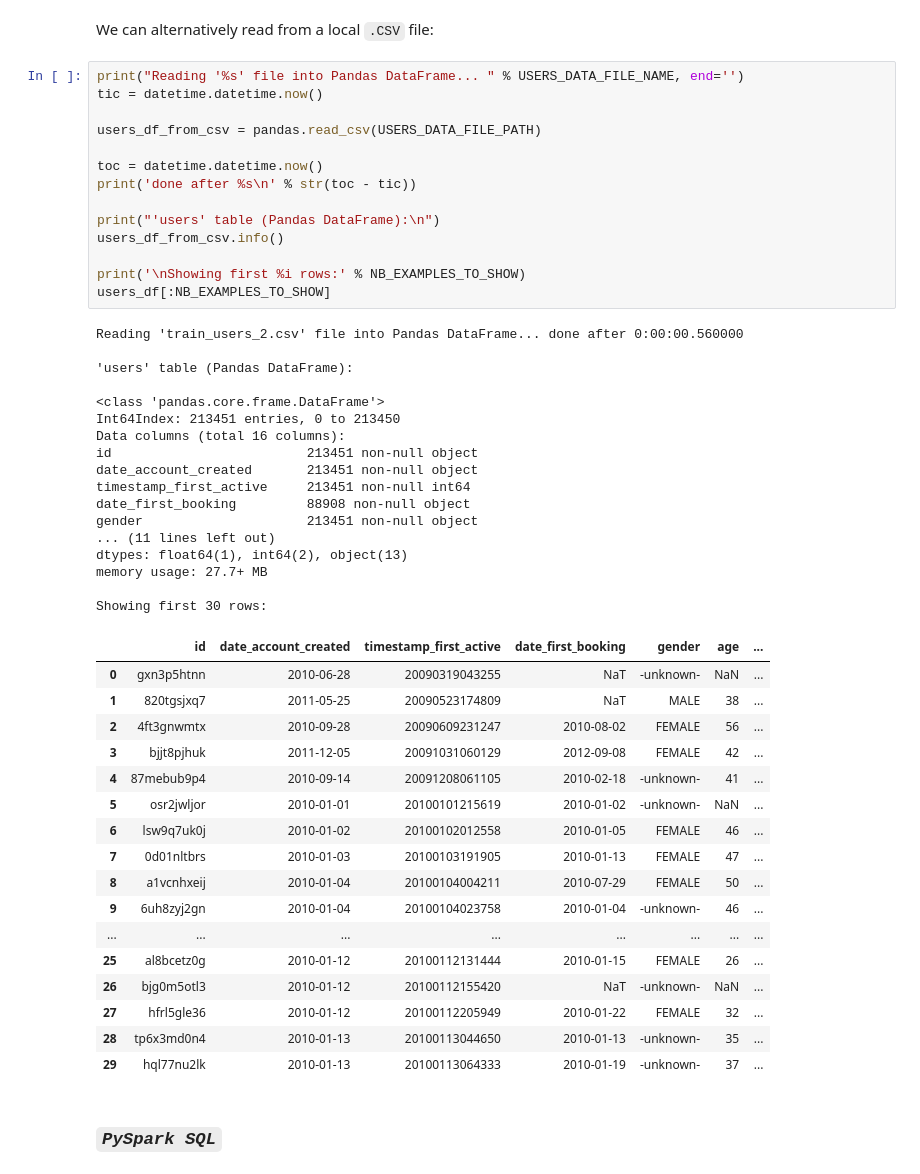
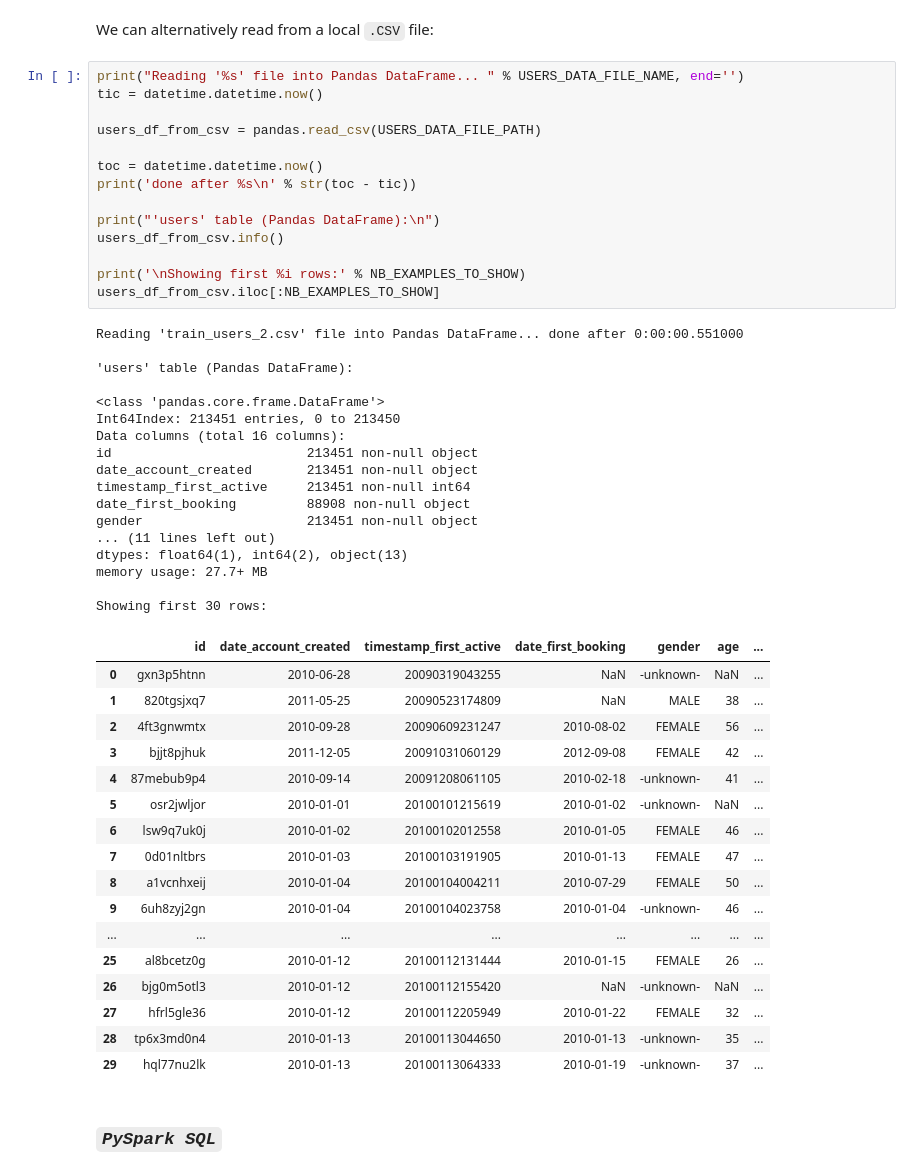
Before and after one commit to ChicagoBoothAnalytics/RelationalData, a Jupyter notebook: Cases/Kaggle AirBnB/Python/KaggleAirBnB-PythonPandas-PySparkDataFrameSQL.ipynb, the cells around one changed output. Cells and saved outputs as stored; diff of their text form.

```diff
--- a/Cases/Kaggle AirBnB/Python/KaggleAirBnB-PythonPandas-PySparkDataFrameSQL.ipynb
+++ b/Cases/Kaggle AirBnB/Python/KaggleAirBnB-PythonPandas-PySparkDataFrameSQL.ipynb
@@ -258,37 +282,37 @@ We can alternatively read from a local `.CSV` file:
 print("Reading '%s' file into Pandas DataFrame... " % USERS_DATA_FILE_NAME, end='')
 tic = datetime.datetime.now()
 
 users_df_from_csv = pandas.read_csv(USERS_DATA_FILE_PATH)
 
 toc = datetime.datetime.now()
 print('done after %s\n' % str(toc - tic))
 
 print("'users' table (Pandas DataFrame):\n")
 users_df_from_csv.info()
 
 print('\nShowing first %i rows:' % NB_EXAMPLES_TO_SHOW)
-users_df[:NB_EXAMPLES_TO_SHOW]
+users_df_from_csv.iloc[:NB_EXAMPLES_TO_SHOW]
 # %% [output]
-Reading 'train_users_2.csv' file into Pandas DataFrame... done after 0:00:00.560000
+Reading 'train_users_2.csv' file into Pandas DataFrame... done after 0:00:00.551000
 
 'users' table (Pandas DataFrame):
 
 <class 'pandas.core.frame.DataFrame'>
 Int64Index: 213451 entries, 0 to 213450
 Data columns (total 16 columns):
 id                         213451 non-null object
 date_account_created       213451 non-null object
 timestamp_first_active     213451 non-null int64
 date_first_booking         88908 non-null object
 gender                     213451 non-null object
 ... (11 lines left out)
 dtypes: float64(1), int64(2), object(13)
 memory usage: 27.7+ MB
 
 Showing first 30 rows:
 |  | id | date_account_created | timestamp_first_active | date_first_booking | gender | age | ... |
-| 0 | gxn3p5htnn | 2010-06-28 | 20090319043255 | NaT | -unknown- | NaN | ... |
-| 1 | 820tgsjxq7 | 2011-05-25 | 20090523174809 | NaT | MALE | 38 | ... |
+| 0 | gxn3p5htnn | 2010-06-28 | 20090319043255 | NaN | -unknown- | NaN | ... |
+| 1 | 820tgsjxq7 | 2011-05-25 | 20090523174809 | NaN | MALE | 38 | ... |
 | 2 | 4ft3gnwmtx | 2010-09-28 | 20090609231247 | 2010-08-02 | FEMALE | 56 | ... |
 | 3 | bjjt8pjhuk | 2011-12-05 | 20091031060129 | 2012-09-08 | FEMALE | 42 | ... |
 | 4 | 87mebub9p4 | 2010-09-14 | 20091208061105 | 2010-02-18 | -unknown- | 41 | ... |
@@ -299,7 +323,7 @@ Showing first 30 rows:
 | 9 | 6uh8zyj2gn | 2010-01-04 | 20100104023758 | 2010-01-04 | -unknown- | 46 | ... |
 | ... | ... | ... | ... | ... | ... | ... | ... |
 | 25 | al8bcetz0g | 2010-01-12 | 20100112131444 | 2010-01-15 | FEMALE | 26 | ... |
-| 26 | bjg0m5otl3 | 2010-01-12 | 20100112155420 | NaT | -unknown- | NaN | ... |
+| 26 | bjg0m5otl3 | 2010-01-12 | 20100112155420 | NaN | -unknown- | NaN | ... |
 | 27 | hfrl5gle36 | 2010-01-12 | 20100112205949 | 2010-01-22 | FEMALE | 32 | ... |
 | 28 | tp6x3md0n4 | 2010-01-13 | 20100113044650 | 2010-01-13 | -unknown- | 35 | ... |
 | 29 | hql77nu2lk | 2010-01-13 | 20100113064333 | 2010-01-19 | -unknown- | 37 | ... |
```
Also changed, not shown: parts of 91 cells of this notebook.
